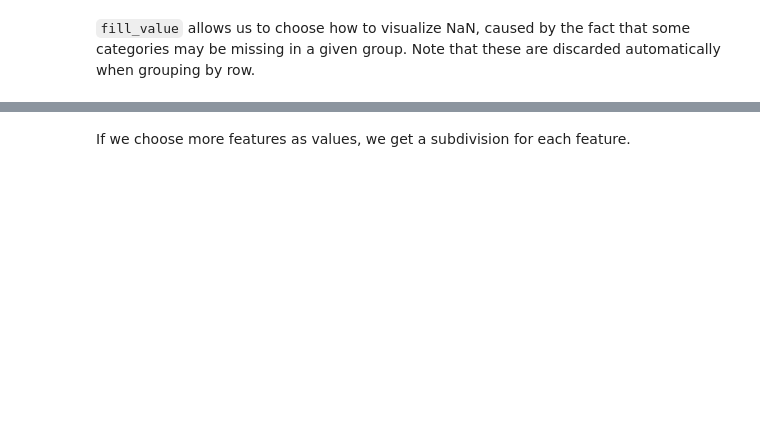
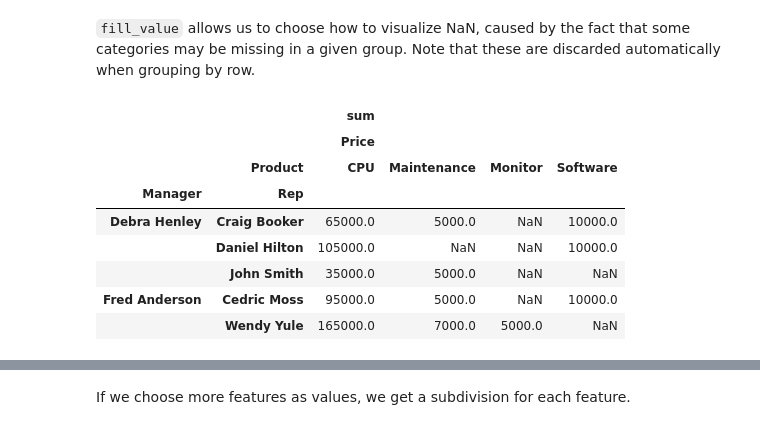
Before and after one commit to drpOpZ/statistical-machine-learning, a Jupyter notebook: notebooks/pandas and scikitlearn/notebooks/Pandas Tutorial.ipynb, the cells around one changed output, grey strips where cells are left out. Drawn from its saved outputs; the diff is of its cells as text; code cells hidden in the pictures; blank space fills up the shorter version.

```diff
--- a/notebooks/pandas and scikitlearn/notebooks/Pandas Tutorial.ipynb
+++ b/notebooks/pandas and scikitlearn/notebooks/Pandas Tutorial.ipynb
@@ -401,5 +756,18 @@ pd.pivot_table(sales,index=["Manager","Rep","Product"],values=["Price"],aggfunc=
 # %% [markdown]
 `fill_value` allows us to choose how to visualize NaN, caused by the fact that some categories may be missing in a given group. Note that these are discarded automatically when grouping by row.
+# %%
+pd.pivot_table(sales,index=["Manager","Rep"],values=["Price"],
+               columns=["Product"],aggfunc=[np.sum])
+# %% [output]
+|  |  | sum |  |  |  |
+|  |  | Price |  |  |  |
+|  | Product | CPU | Maintenance | Monitor | Software |
+| Manager | Rep |  |  |  |  |
+| Debra Henley | Craig Booker | 65000.0 | 5000.0 | NaN | 10000.0 |
+|  | Daniel Hilton | 105000.0 | NaN | NaN | 10000.0 |
+|  | John Smith | 35000.0 | 5000.0 | NaN | NaN |
+| Fred Anderson | Cedric Moss | 95000.0 | 5000.0 | NaN | 10000.0 |
+|  | Wendy Yule | 165000.0 | 7000.0 | 5000.0 | NaN |
 # %%
 pd.pivot_table(sales,index=["Manager","Rep"],values=["Price"],
                columns=["Product"],aggfunc=[np.sum],fill_value=0)
```
Also changed, not shown: parts of 52 cells of this notebook, 2 other files.
